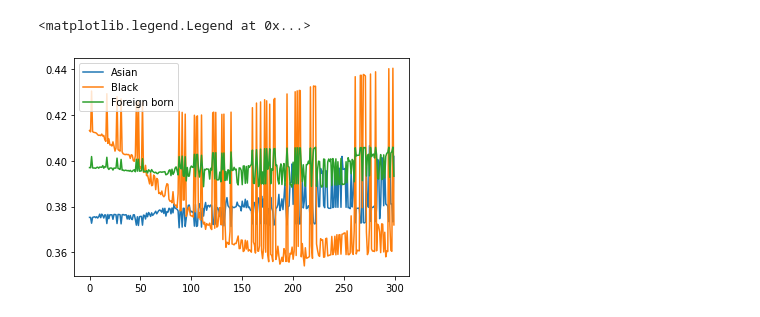
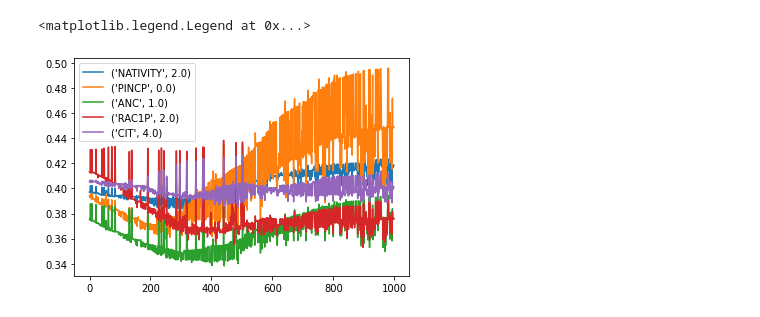
Before and after one commit to rohangpta/minimax-fairness, a Jupyter notebook: experiments.ipynb, the cells around one changed output. Cells and saved outputs as stored; diff of their text form; code cells hidden in the pictures.

```diff
--- a/experiments.ipynb
+++ b/experiments.ipynb
@@ -33,3 +46,30 @@ X = pd.DataFrame(X, columns=columns)
+# %%
+
+def G_(model, x, y, n):
+    preds = np.array(model.predict(x).round(), dtype='int64')
+    y = np.array(y, dtype='int64')
+    wrong = y ^ preds
+    wrong_idx = np.nonzero(wrong)
+
+    dataset = x.loc[wrong_idx]
+    filt = dataset.filter(items=columns)
+    size = len(filt)
+    op = []
+    for col in filt.columns:
+        dist = filt[col].value_counts() / size
+        rdist = mapping[col][dist.index]
+        rdist = (rdist) / rdist.sum()
+        diff = dist - rdist
+
+        if not len(diff):
+            continue
+        argmax = diff.idxmax()
+
+        if 500 <= dist.loc[argmax] * size <= (0.6 * size):
+            op.append([col, argmax, max(diff)])
+    top_n = sorted(op, key=lambda x: x[2], reverse=True)[:n]
+    #
+    return [np.where(x[col] == argmax) for col, argmax, _ in top_n]
 # %%
 from sklearn.linear_model import LinearRegression, SGDClassifier, LogisticRegression
 from sklearn.metrics import log_loss
@@ -76,22 +124,18 @@ X_ = X.to_numpy()
 # %%
 
 # Number of iterations
-T = 300
+T = 1000
 L = log_loss
-k = 3
-G = [None for _ in range(k)]
 
-
-G[0] = np.where(X['RAC1P'] == 6)
-G[1] = np.where(X['RAC1P'] == 2)
-G[2] = np.where(X['NATIVITY'] == 2)
-
+model = LinearRegression().fit(X_, y)
+G = G_(model, X, y, 5)
+k = len(G)
 
 def MinimaxFair(X, y, G, L, T, H_, lr=None):
     H = [None for _ in range(T)]
     N = len(y)
     K = len(G)
-    lr = lr if lr else np.log(N) / T
+    lr = lr if lr else min(np.log(N) / T, 0.01)
     weights = np.ones(N) / N
     overall_errs = []
 
@@ -207,9 +208,9 @@ Iteration 290
 # %%
 plt.plot(np.array(errs_3))
-plt.legend(["Asian", "Black", "Foreign born"])
+plt.legend([('NATIVITY', 2.0), ('PINCP', 0.0), ('ANC', 1.0), ('RAC1P', 2.0), ('CIT', 4.0)])
 # %% [output]
 <matplotlib.legend.Legend at 0x...>
-[figure, old version]
+[figure, new version]
 # %%
 test(H_bar_3, X_, y, G, sklearn.metrics.zero_one_loss, partial(eps_k_rand, round=False))
 # %% [output]
```
Also changed, not shown: parts of 10 cells of this notebook, 1 other file.
